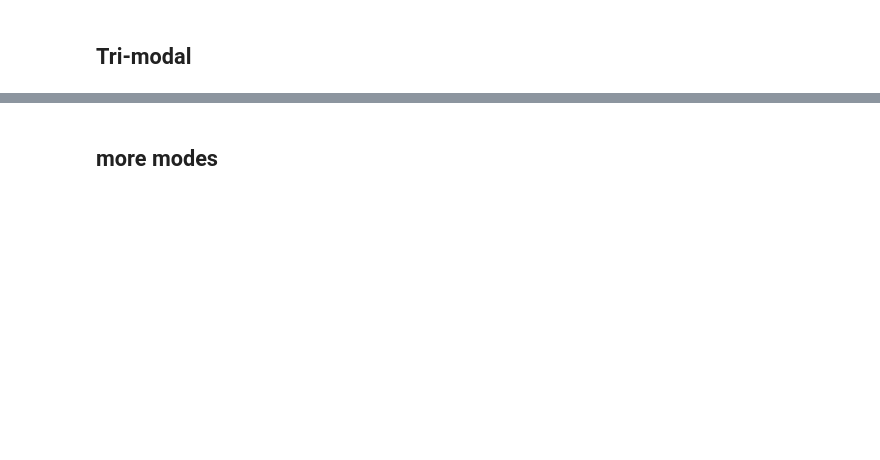
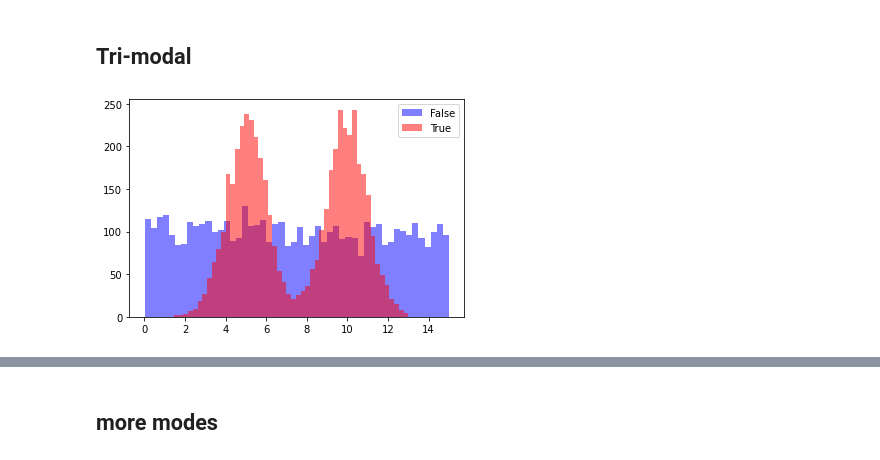
Before and after one commit to JimmyJHickey/Dynamic-Survival-Cutpoints, a Jupyter notebook: class_test.ipynb, the cells around one changed output, grey strips where cells are left out. Drawn from its saved outputs; the diff is of its cells as text; code cells hidden in the pictures; blank space fills up the shorter version.

```diff
--- a/class_test.ipynb
+++ b/class_test.ipynb
@@ -178,24 +121,26 @@ discrete_ci(torch.tensor([0.5]), m.layers[-1], X_test, t_test, s_test, t_train)
 # %%
 # shifted and scaled sigmoid function
 def test_sigmoid(x, a=0, b=1.):
     return 1 / (1 + (np.exp(-1 * (x - a) / b)))
 
 N = 10000
 P = 5
 
 rs = np.random.RandomState(1978)
 
 X = rs.randn(N, P)
 w = rs.randn(P)
 
-y_prob = test_sigmoid(X @ w)
-y = (rs.rand(N) < y_prob).astype(int)
-t = (rs.randn(N) + 5 * y + (rs.rand(N)> 0.5) * 5 * y )
+s_prob = test_sigmoid(X @ w)
+s = (rs.rand(N) < s_prob).astype(int)
+t = (rs.randn(N) * s + 5 * s + (rs.rand(N)> 0.5) * 5 * s + 15 * rs.rand(N) * (1-s) )
 
 # make times positive
 t += abs(min(t))
 
-plt.hist(t[y==0], bins=50, alpha = 0.5, color = "blue", label="False")
-plt.hist(t[y==1], bins=50, alpha = 0.5, color = "red", label="True")
+plt.hist(t[s==0], bins=50, alpha = 0.5, color = "blue", label="False")
+plt.hist(t[s==1], bins=50, alpha = 0.5, color = "red", label="True")
 plt.legend()
 plt.show()
+# %% [output]
+[figure, added]
```
Also changed, not shown: parts of 42 cells of this notebook, 3 other files.
